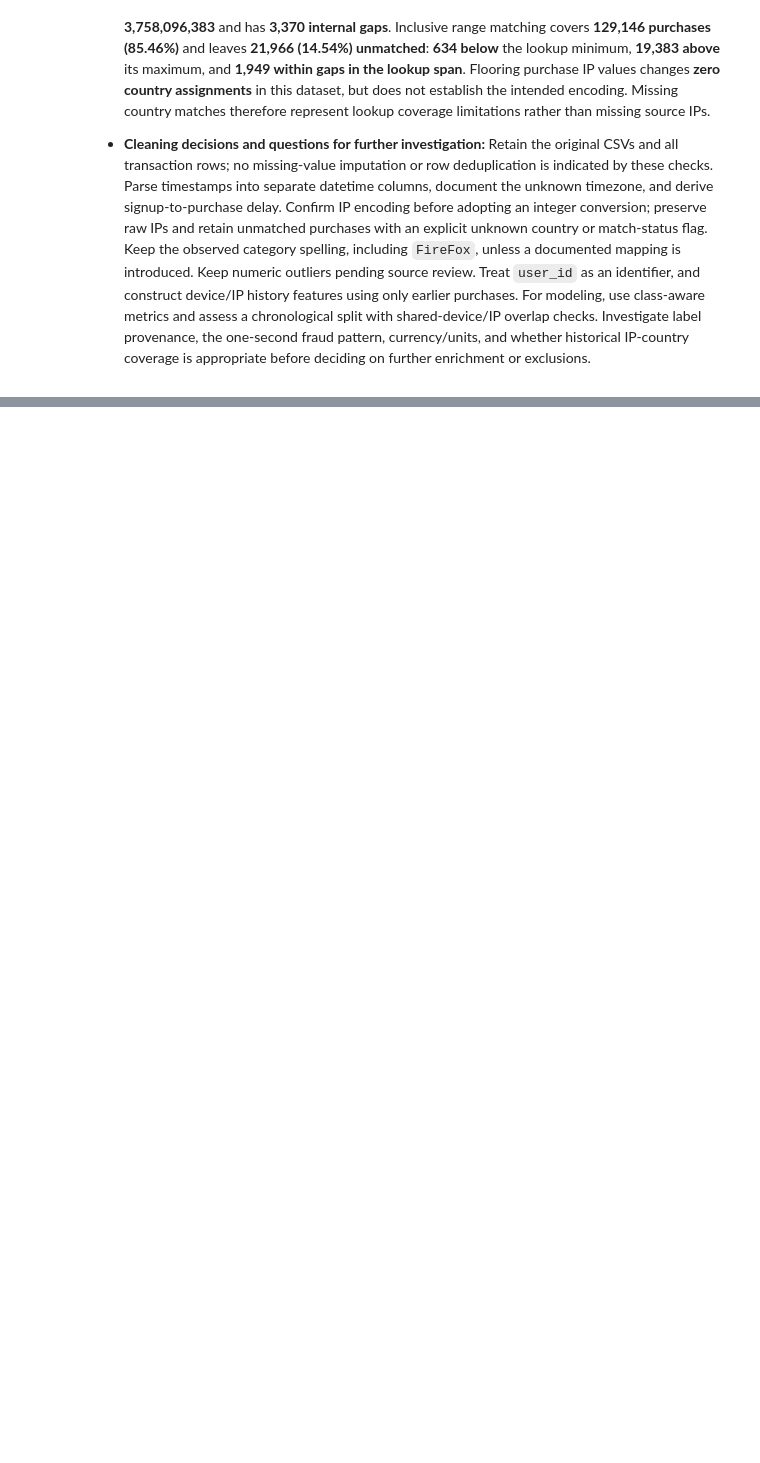
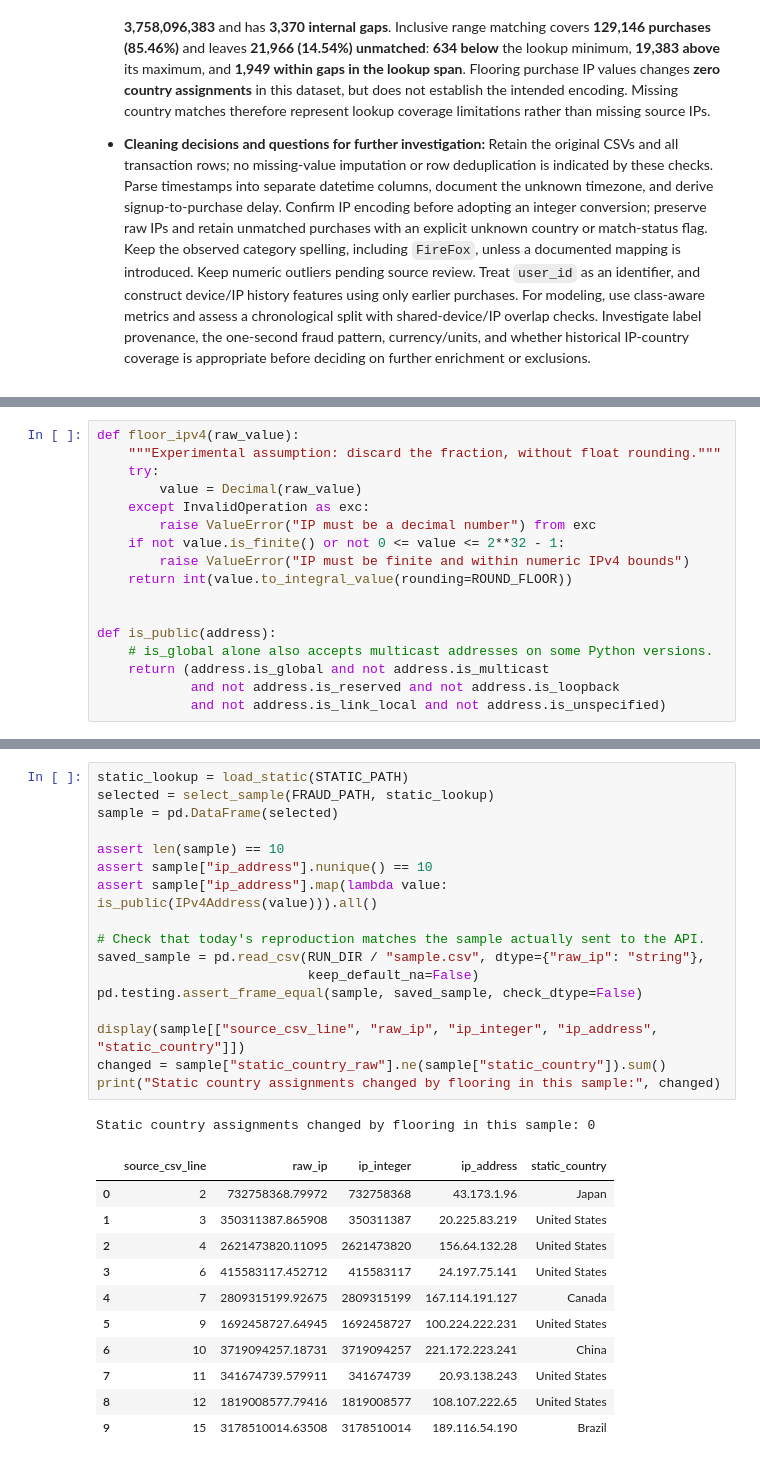
Before and after one commit to Mahmoud7111/Fraud-Detection-DEPI, a Jupyter notebook: notebooks/01_data_understanding.ipynb, the cells around one changed output, grey strips where cells are left out. Cells and saved outputs as stored; diff of their text form; blank space fills up the shorter version.

```diff
--- a/notebooks/01_data_understanding.ipynb
+++ b/notebooks/01_data_understanding.ipynb
@@ -377,0 +470,17 @@ Findings from the two local CSV files. Supporting checks and outputs appear abov
+# %%
+def floor_ipv4(raw_value):
+    """Experimental assumption: discard the fraction, without float rounding."""
+    try:
+        value = Decimal(raw_value)
+    except InvalidOperation as exc:
+        raise ValueError("IP must be a decimal number") from exc
+    if not value.is_finite() or not 0 <= value <= 2**32 - 1:
+        raise ValueError("IP must be finite and within numeric IPv4 bounds")
+    return int(value.to_integral_value(rounding=ROUND_FLOOR))
+
+
+def is_public(address):
+    # is_global alone also accepts multicast addresses on some Python versions.
+    return (address.is_global and not address.is_multicast
+            and not address.is_reserved and not address.is_loopback
+            and not address.is_link_local and not address.is_unspecified)
@@ -377,0 +575,30 @@ Findings from the two local CSV files. Supporting checks and outputs appear abov
+# %%
+static_lookup = load_static(STATIC_PATH)
+selected = select_sample(FRAUD_PATH, static_lookup)
+sample = pd.DataFrame(selected)
+
+assert len(sample) == 10
+assert sample["ip_address"].nunique() == 10
+assert sample["ip_address"].map(lambda value: is_public(IPv4Address(value))).all()
+
+# Check that today's reproduction matches the sample actually sent to the API.
+saved_sample = pd.read_csv(RUN_DIR / "sample.csv", dtype={"raw_ip": "string"},
+                           keep_default_na=False)
+pd.testing.assert_frame_equal(sample, saved_sample, check_dtype=False)
+
+display(sample[["source_csv_line", "raw_ip", "ip_integer", "ip_address", "static_country"]])
+changed = sample["static_country_raw"].ne(sample["static_country"]).sum()
+print("Static country assignments changed by flooring in this sample:", changed)
+# %% [output]
+Static country assignments changed by flooring in this sample: 0
+|  | source_csv_line | raw_ip | ip_integer | ip_address | static_country |
+| 0 | 2 | 732758368.79972 | 732758368 | 43.173.1.96 | Japan |
+| 1 | 3 | 350311387.865908 | 350311387 | 20.225.83.219 | United States |
+| 2 | 4 | 2621473820.11095 | 2621473820 | 156.64.132.28 | United States |
+| 3 | 6 | 415583117.452712 | 415583117 | 24.197.75.141 | United States |
+| 4 | 7 | 2809315199.92675 | 2809315199 | 167.114.191.127 | Canada |
+| 5 | 9 | 1692458727.64945 | 1692458727 | 100.224.222.231 | United States |
+| 6 | 10 | 3719094257.18731 | 3719094257 | 221.172.223.241 | China |
+| 7 | 11 | 341674739.579911 | 341674739 | 20.93.138.243 | United States |
+| 8 | 12 | 1819008577.79416 | 1819008577 | 108.107.222.65 | United States |
+| 9 | 15 | 3178510014.63508 | 3178510014 | 189.116.54.190 | Brazil |
```
Also changed, not shown: parts of 36 cells of this notebook.
